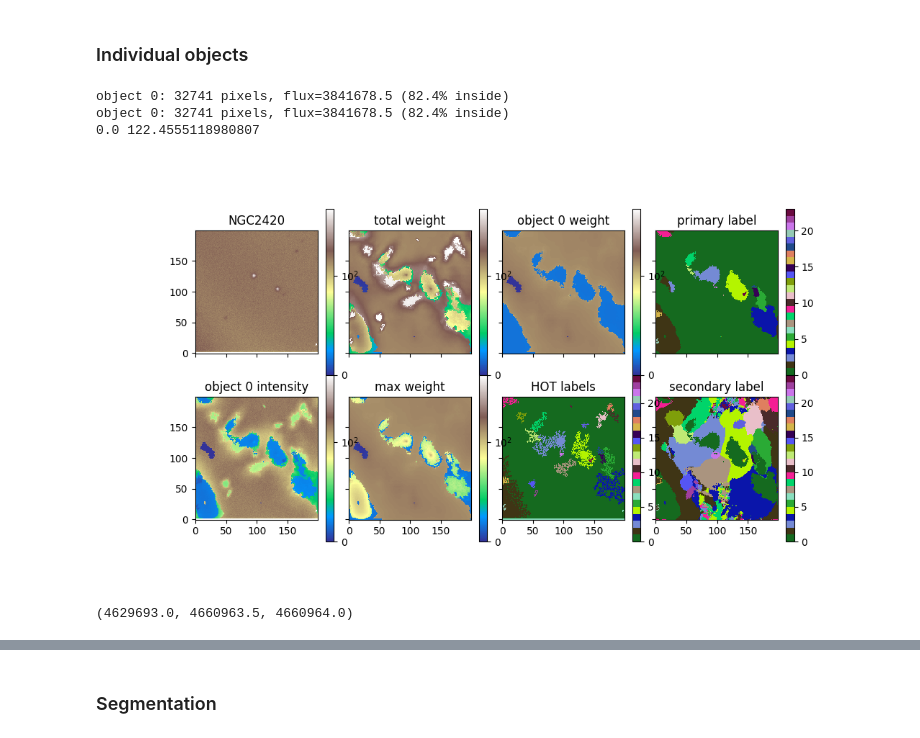
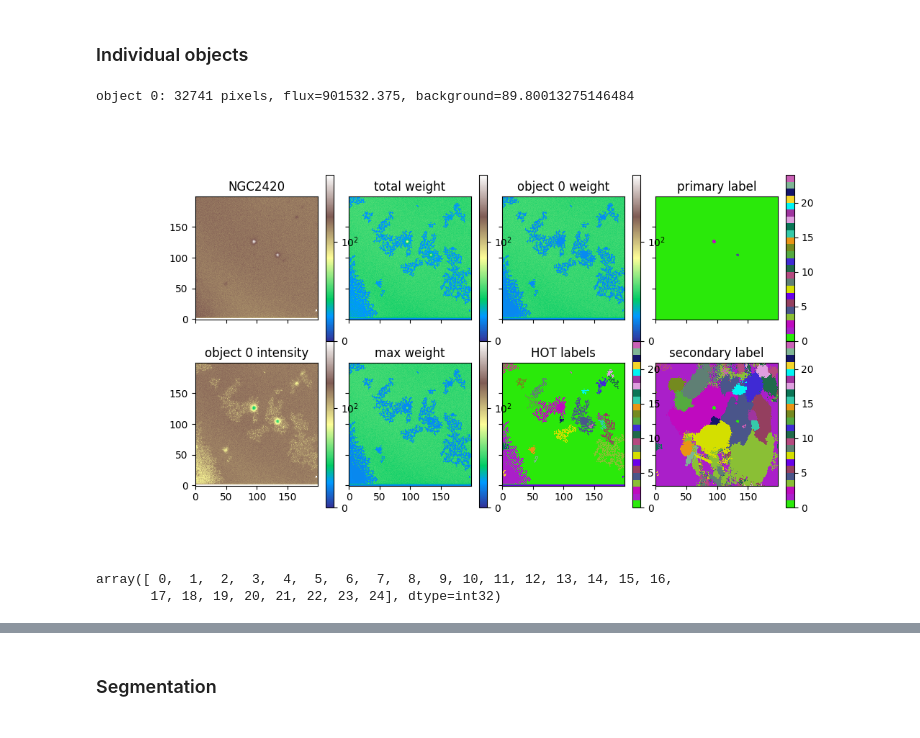
Before and after one commit to paranoya/image-processing, a Jupyter notebook: HOT.ipynb, the cells around one changed output, grey strips where cells are left out. Cells and saved outputs as stored; diff of their text form; code cells hidden in the pictures.

Commit message:
More test with secondary labels

```diff
--- a/HOT.ipynb
+++ b/HOT.ipynb
@@ -266,11 +91,0 @@ def update_model(object_label, data, labels, total_weight):
-# %%
-'''
-'''
-t0 = time()
-total_model = np.zeros_like(data)
-for lbl in np.unique(label):
-    if lbl % 100 == 0:
-        print(lbl)
-    total_model += update_model(lbl, data, label, total_weight)
-
-print(f"{time()-t0:.3g} seconds")
@@ -295,16 +91,0 @@ object 24: 7 pixels, flux=835.255859375 (57.5% inside)
-# %%
-'''
-'''
-t0 = time()
-max_model = np.zeros_like(data)
-new_label = np.zeros_like(label)
-for lbl in np.unique(label):
-    if lbl % 100 == 0:
-        print(lbl)
-    model = update_model(lbl, data, label, total_weight)
-    update = np.where(model > max_model)
-    new_label[update] = lbl
-    max_model[update] = model[update]
-
-#label = new_label
-print(f"{time()-t0:.3g} seconds")
@@ -360,8 +214,8 @@ def explore_weight(object_label, data, labels, total_weight, intensity_scale):
                         sharex=True, sharey=True,
                         gridspec_kw={'hspace': 0, 'wspace': 0})
 
-    weight = compute_weight(object_label, data, labels)
-    model = update_model(object_label, data, label, total_weight)
+    weight = compute_weight(object_label)
+    #model = update_model(object_label, data, label, total_weight)
 
     ax = axes[0, 0]
     ax.set_title(f'{object_name}')
@@ -378,7 +232,7 @@ def explore_weight(object_label, data, labels, total_weight, intensity_scale):
     ax = axes[0, 1]
     ax.set_title(f'total weight')
     im = ax.imshow(
-        total_weight,
+        new_total_weight,
         interpolation='nearest', origin='lower',
         #cmap='rainbow',
         #vmin=0, vmax=1,
@@ -417,7 +271,7 @@ def explore_weight(object_label, data, labels, total_weight, intensity_scale):
     ax = axes[1, 0]
     ax.set_title(f'object {object_label} intensity')
     im = ax.imshow(
-        data*weight/total_weight,
+        data*weight/new_total_weight,
         interpolation='nearest', origin='lower',
         cmap='terrain',
         norm = intensity_scale,
@@ -457,45 +311,44 @@ def explore_weight(object_label, data, labels, total_weight, intensity_scale):
         )
     '''
     cb = fig.colorbar(im, ax=ax)
 
     ax = axes[1, 2]
     ax.set_title(f'HOT labels')
     im = ax.imshow(
         label,
         interpolation='nearest', origin='lower',
-        cmap=final_cmap,
+        vmin=0, vmax=n_sources, cmap=final_cmap,
         )
     cb = fig.colorbar(im, ax=ax)
 
     ax = axes[0, 3]
     ax.set_title(f'primary label')
     im = ax.imshow(
-        primary_label,
+        new_primary_label,
         interpolation='nearest', origin='lower',
-        cmap=final_cmap,
+        vmin=0, vmax=n_sources, cmap=final_cmap,
         )
     cb = fig.colorbar(im, ax=ax)
 
     ax = axes[1, 3]
     ax.set_title(f'secondary label')
     im = ax.imshow(
-        secondary_label,
+        new_secondary_label,
         interpolation='nearest', origin='lower',
-        cmap=final_cmap,
+        vmin=0, vmax=n_sources, cmap=final_cmap,
         )
     cb = fig.colorbar(im, ax=ax)
 
 
 
 explore_weight(0, data, label, total_weight, colour_scale)
 # %% [output]
-object 0: 32741 pixels, flux=3841678.5 (82.4% inside)
-object 0: 32741 pixels, flux=3841678.5 (82.4% inside)
-0.0 122.4555118980807
+object 0: 32741 pixels, flux=901532.375, background=89.80013275146484
-[figure, old version]
+[figure, new version]
 # %%
-np.sum(total_weight), np.nansum(data), np.nansum(total_model)
+np.unique(secondary_label)
 # %% [output]
-(4629693.0, 4660963.5, 4660964.0)
+array([ 0,  1,  2,  3,  4,  5,  6,  7,  8,  9, 10, 11, 12, 13, 14, 15, 16,
+       17, 18, 19, 20, 21, 22, 23, 24], dtype=int32)
 # %%
 total_weight
```
Also changed, not shown: parts of 16 cells of this notebook.
